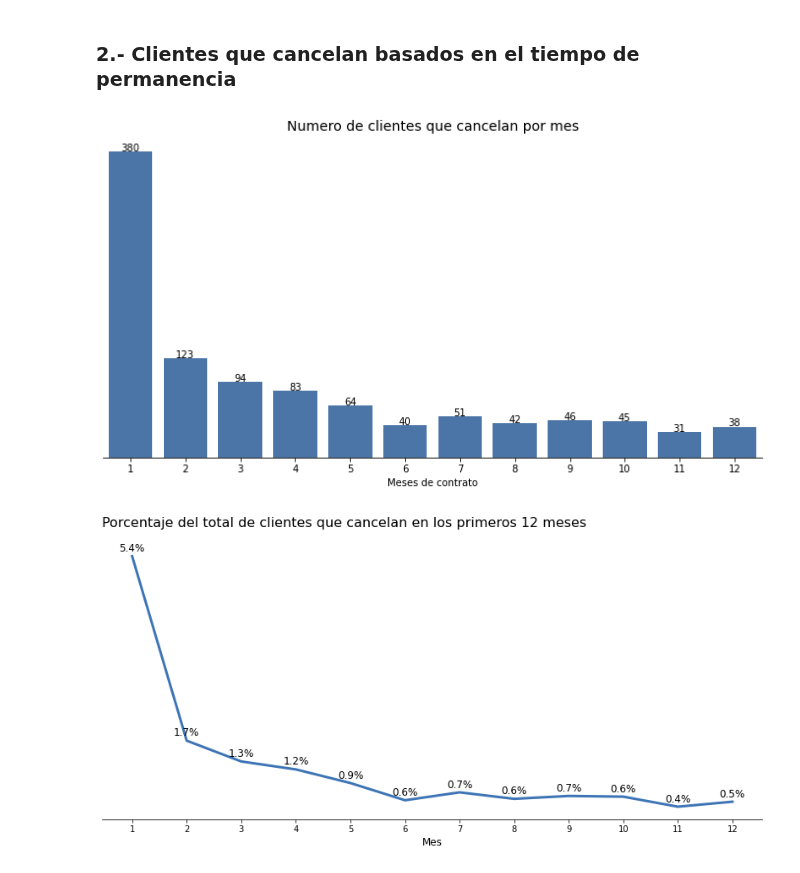
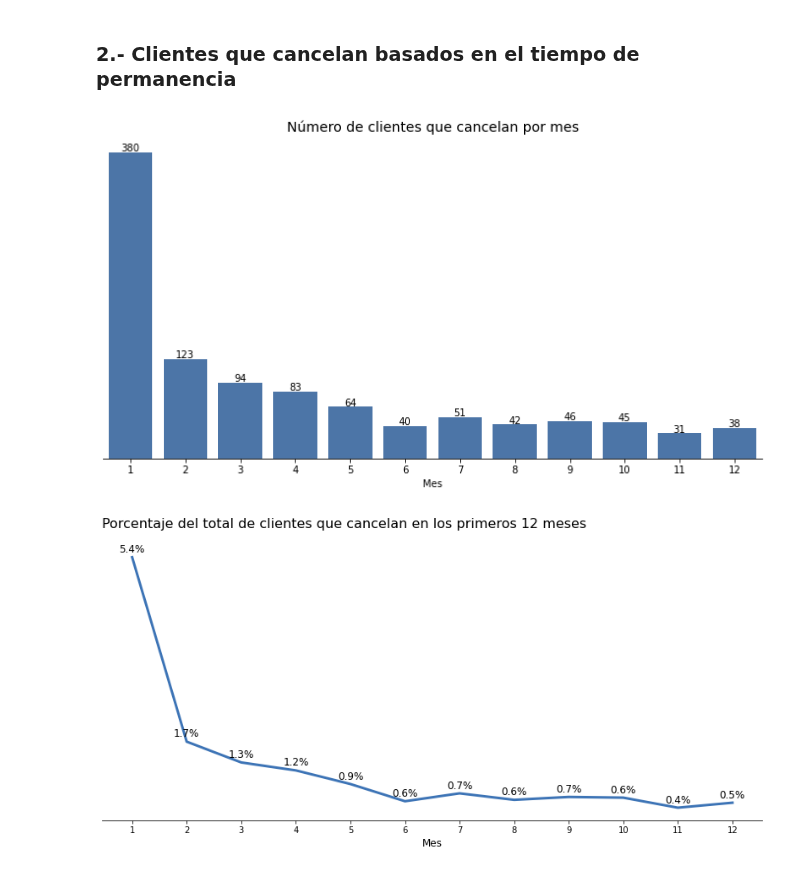
Before and after one commit to jbernalg/challenge_TelecomX, a Jupyter notebook: challenge_telecomx.ipynb, the cells around one changed output. Cells and saved outputs as stored; diff of their text form; code cells hidden in the pictures.

```diff
--- a/challenge_telecomx.ipynb
+++ b/challenge_telecomx.ipynb
@@ -819,32 +827,35 @@ plt.show()
 # %%
 import seaborn as sns
 
 # filtrar clientes que cancelaron el servicio y que tienen menos de 12 meses de contrato
 filtro = df_exp[(df_exp['cancelacion'] == 1) & (df_exp['meses_contrato'] <= 12)]
 
 # contar clientes que cancelan para cada mes
 df_cancelan_meses = filtro['meses_contrato'].value_counts().reset_index()
 df_cancelan_meses = df_cancelan_meses.sort_values(by='meses_contrato')
 df_cancelan_meses
 
 # grafico de barra
 plt.figure(figsize=(12, 6))
 sns.barplot(data=df_cancelan_meses, x='meses_contrato', y='count', color='#3D74B6')
 sns.despine(top=True, right=True, left=True)
 
 # agregar valores sobre cada columna
 for i, v in enumerate(df_cancelan_meses['count']):
     plt.text(i, v+1, str(v), ha='center', color='black', fontsize=10)
 
 # personalizacion grafico
-plt.title('Numero de clientes que cancelan por mes', fontsize=14)
-plt.xlabel('Meses de contrato', fontsize=10)
+plt.title('Número de clientes que cancelan por mes', fontsize=14)
+plt.xlabel('Mes', fontsize=10)
 plt.ylabel('')
 plt.grid(axis='y', linestyle='--', alpha=0.7)
 plt.yticks([])
+
+# guardar grafico
+plt.savefig('./data_out/cancelacion_mes.png', dpi=300, bbox_inches='tight')
 plt.show()
 # %% [output]
-[figure, old version]
+[figure, new version]
 # %%
 # obtener los meses de contrato de los clientes que cancelan
 pct_cancelan_meses = df_exp[(df_exp['cancelacion'] == 1)]['meses_contrato'].value_counts().reset_index()
```
Also changed, not shown: parts of 16 cells of this notebook, 9 other files.
